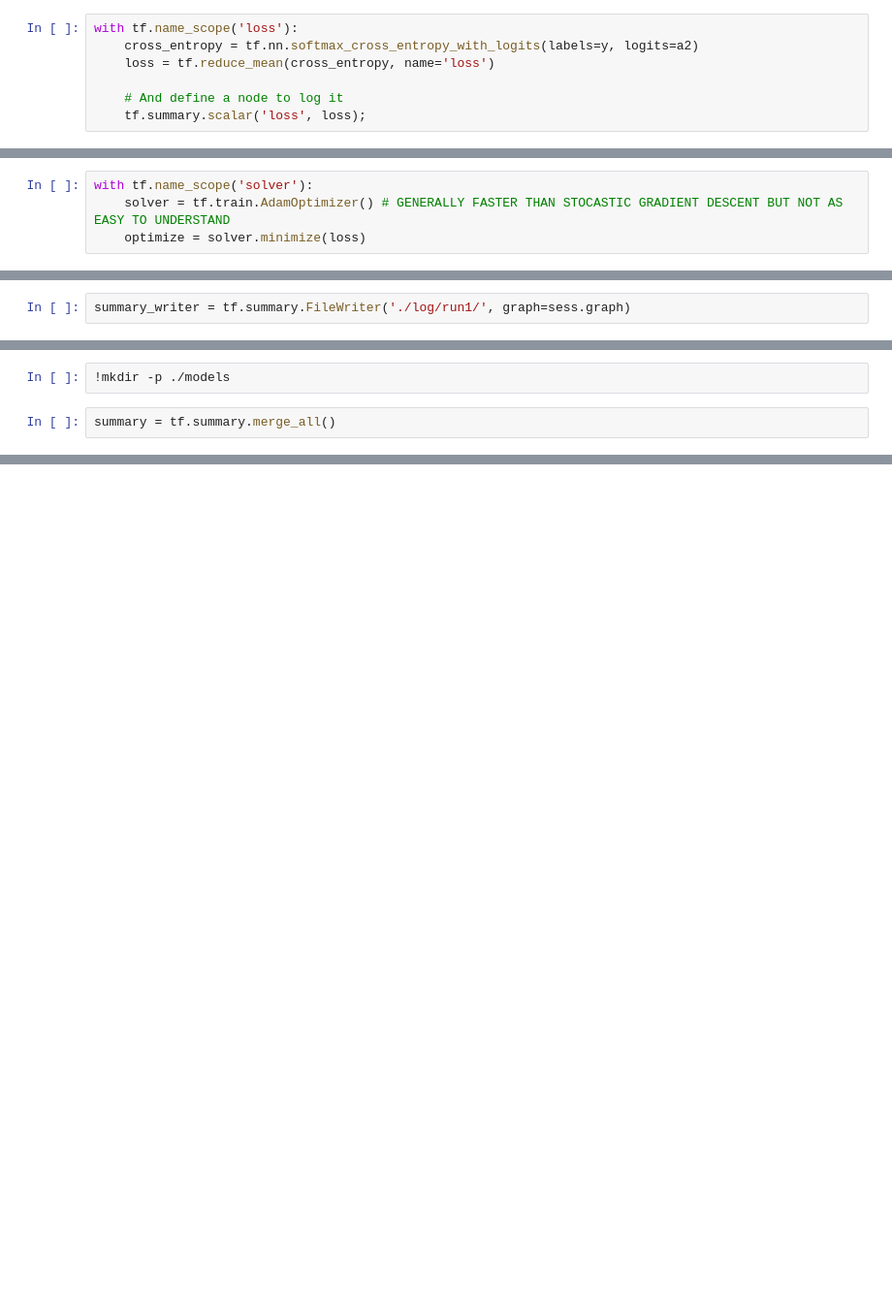
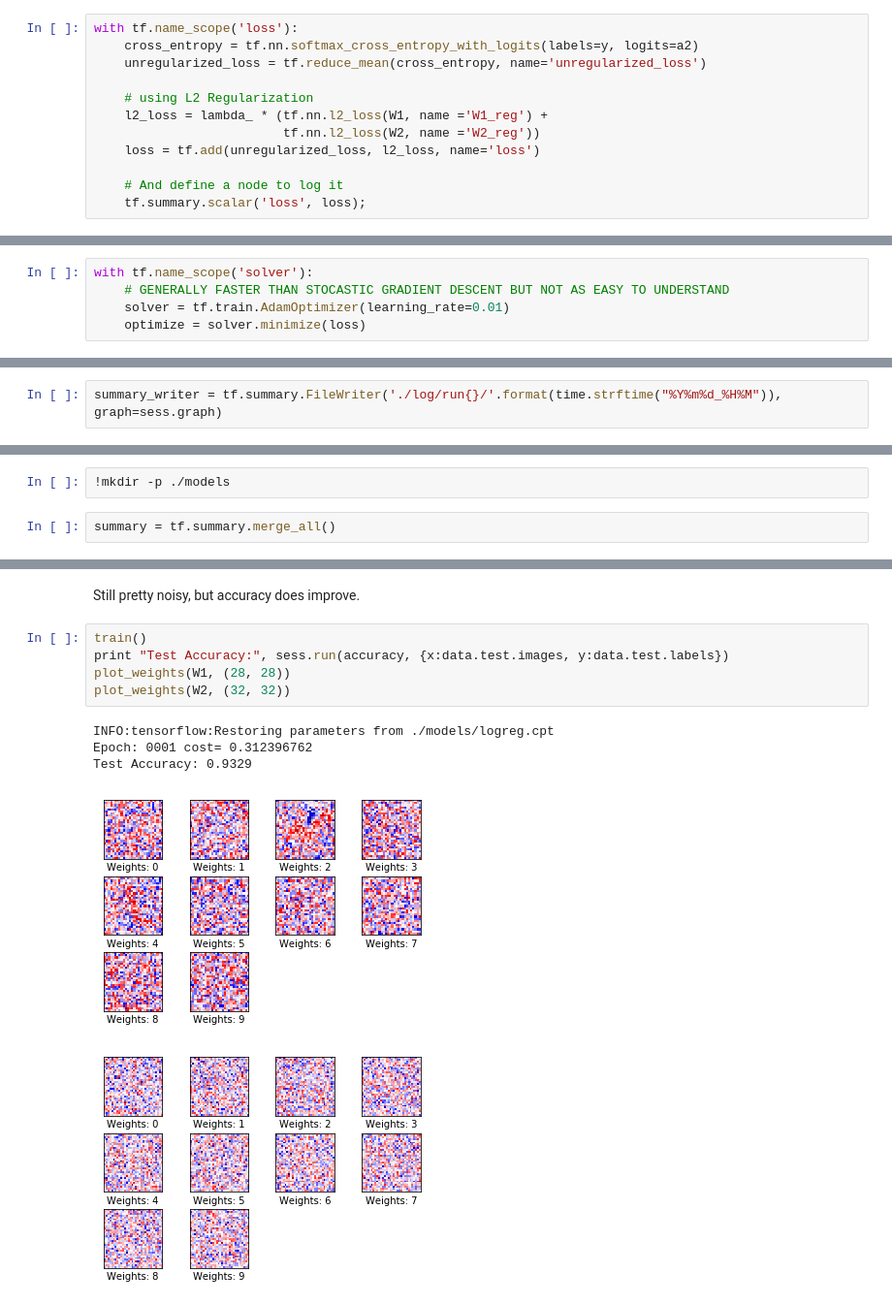
Before and after one commit to mspinelli/cse627a, a Jupyter notebook: labs/lab-07/my_solutions/lab07.ipynb, the cells around one changed output, grey strips where cells are left out. Shown: that part at 97% size. Saved outputs shown, nothing was run; the diff lists cells and outputs as text; blank space fills up the shorter version.

```diff
--- a/labs/lab-07/my_solutions/lab07.ipynb
+++ b/labs/lab-07/my_solutions/lab07.ipynb
@@ -158,7 +323,12 @@ using your web browser
 # %%
 with tf.name_scope('loss'):
     cross_entropy = tf.nn.softmax_cross_entropy_with_logits(labels=y, logits=a2)
-    loss = tf.reduce_mean(cross_entropy, name='loss')
+    unregularized_loss = tf.reduce_mean(cross_entropy, name='unregularized_loss')
+
+    # using L2 Regularization
+    l2_loss = lambda_ * (tf.nn.l2_loss(W1, name ='W1_reg') +
+                         tf.nn.l2_loss(W2, name ='W2_reg'))
+    loss = tf.add(unregularized_loss, l2_loss, name='loss')
 
     # And define a node to log it
     tf.summary.scalar('loss', loss);
@@ -165,4 +337,5 @@ with tf.name_scope('loss'):
 # %%
 with tf.name_scope('solver'):
-    solver = tf.train.AdamOptimizer() # GENERALLY FASTER THAN STOCASTIC GRADIENT DESCENT BUT NOT AS EASY TO UNDERSTAND
+    # GENERALLY FASTER THAN STOCASTIC GRADIENT DESCENT BUT NOT AS EASY TO UNDERSTAND
+    solver = tf.train.AdamOptimizer(learning_rate=0.01)
     optimize = solver.minimize(loss)
@@ -169,5 +346,5 @@ with tf.name_scope('solver'):
 # %%
-summary_writer = tf.summary.FileWriter('./log/run1/', graph=sess.graph)
+summary_writer = tf.summary.FileWriter('./log/run{}/'.format(time.strftime("%Y%m%d_%H%M")), graph=sess.graph)
 # %%
 # The solver has some parameters that need to be initializes
 sess.run(tf.global_variables_initializer())
@@ -224,0 +423,13 @@ Let's go back and add a hidden layer
+# %% [markdown]
+Still pretty noisy, but accuracy does improve.
+# %%
+train()
+print "Test Accuracy:", sess.run(accuracy, {x:data.test.images, y:data.test.labels})
+plot_weights(W1, (28, 28))
+plot_weights(W2, (32, 32))
+# %% [output]
+INFO:tensorflow:Restoring parameters from ./models/logreg.cpt
+Epoch: 0001 cost= 0.312396762
+Test Accuracy: 0.9329
+[figure, added]
+[figure, added]
```
Also changed, not shown: parts of 67 cells of this notebook.
